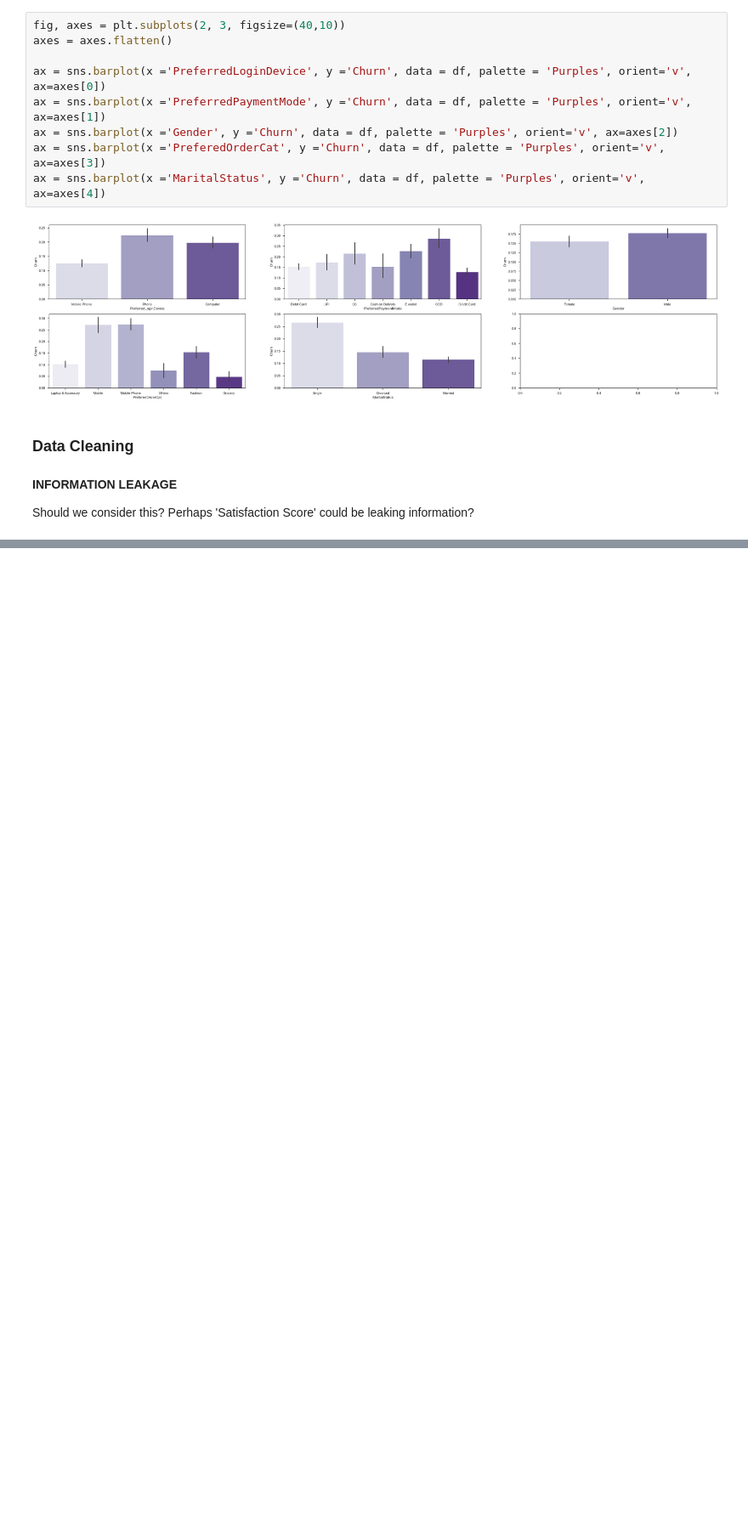
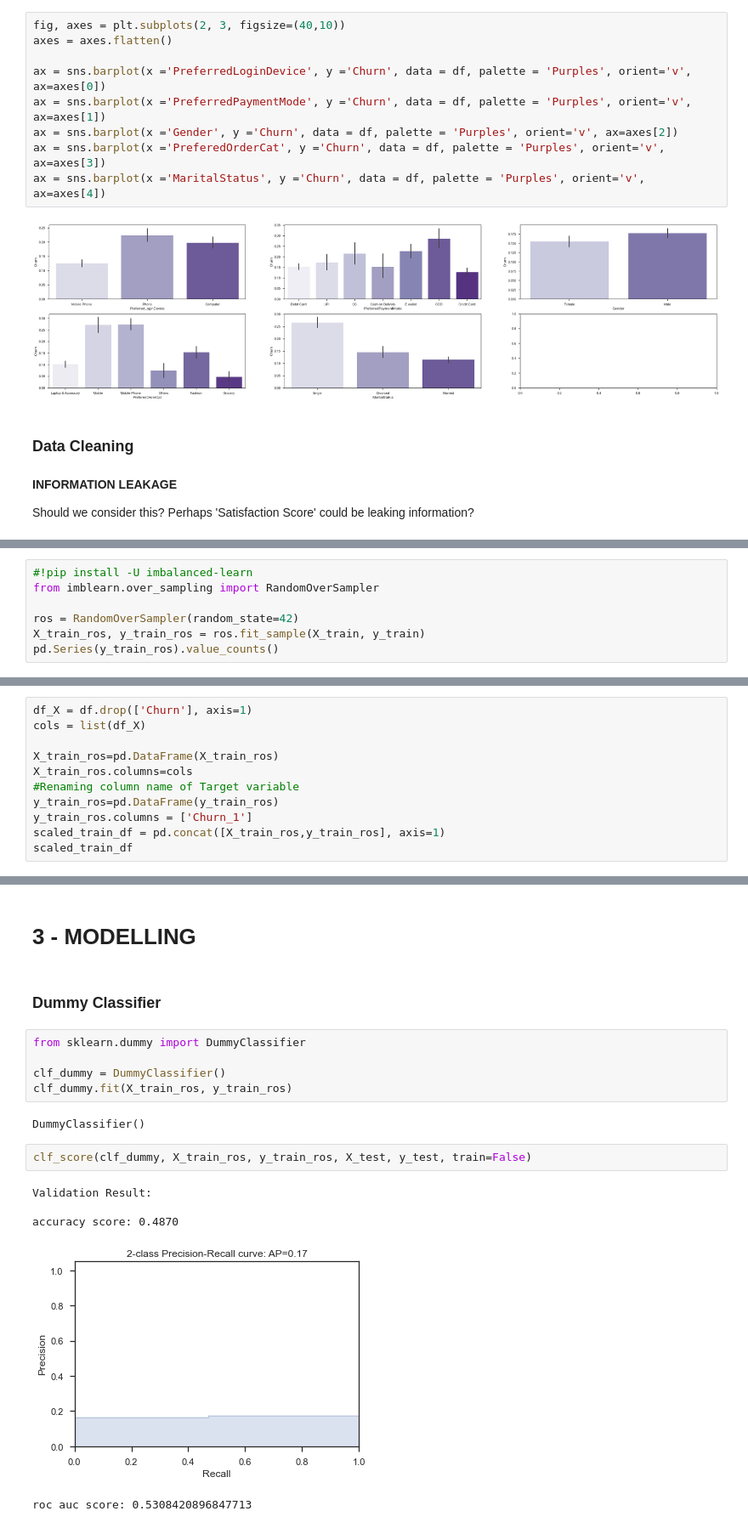
Before and after one commit to McGill-MMA-EnterpriseAnalytics/Churn-Analysis, a Jupyter notebook: Enterprise Group Project - DRAFT.ipynb, the cells around one changed output, grey strips where cells are left out. Shown at 85% size. Drawn from its saved outputs; the diff is of its cells as text; blank space fills up the shorter version.

```diff
--- a/Enterprise Group Project - DRAFT.ipynb
+++ b/Enterprise Group Project - DRAFT.ipynb
@@ -411,0 +834,7 @@ Should we consider this? Perhaps 'Satisfaction Score' could be leaking informati
+# %%
+#!pip install -U imbalanced-learn
+from imblearn.over_sampling import RandomOverSampler
+
+ros = RandomOverSampler(random_state=42)
+X_train_ros, y_train_ros = ros.fit_sample(X_train, y_train)
+pd.Series(y_train_ros).value_counts()
@@ -411,0 +887,11 @@ Should we consider this? Perhaps 'Satisfaction Score' could be leaking informati
+# %%
+df_X = df.drop(['Churn'], axis=1)
+cols = list(df_X)
+
+X_train_ros=pd.DataFrame(X_train_ros)
+X_train_ros.columns=cols
+#Renaming column name of Target variable
+y_train_ros=pd.DataFrame(y_train_ros)
+y_train_ros.columns = ['Churn_1']
+scaled_train_df = pd.concat([X_train_ros,y_train_ros], axis=1)
+scaled_train_df
@@ -411,0 +912,19 @@ Should we consider this? Perhaps 'Satisfaction Score' could be leaking informati
+# %% [markdown]
+# 3 - MODELLING
+# %% [markdown]
+### Dummy Classifier
+# %%
+from sklearn.dummy import DummyClassifier
+
+clf_dummy = DummyClassifier()
+clf_dummy.fit(X_train_ros, y_train_ros)
+# %% [output]
+DummyClassifier()
+# %%
+clf_score(clf_dummy, X_train_ros, y_train_ros, X_test, y_test, train=False)
+# %% [output]
+Validation Result:
+
+accuracy score: 0.4870
+[figure, added]
+roc auc score: 0.5308420896847713
```
Also changed, not shown: parts of 91 cells of this notebook, 6 other files.
